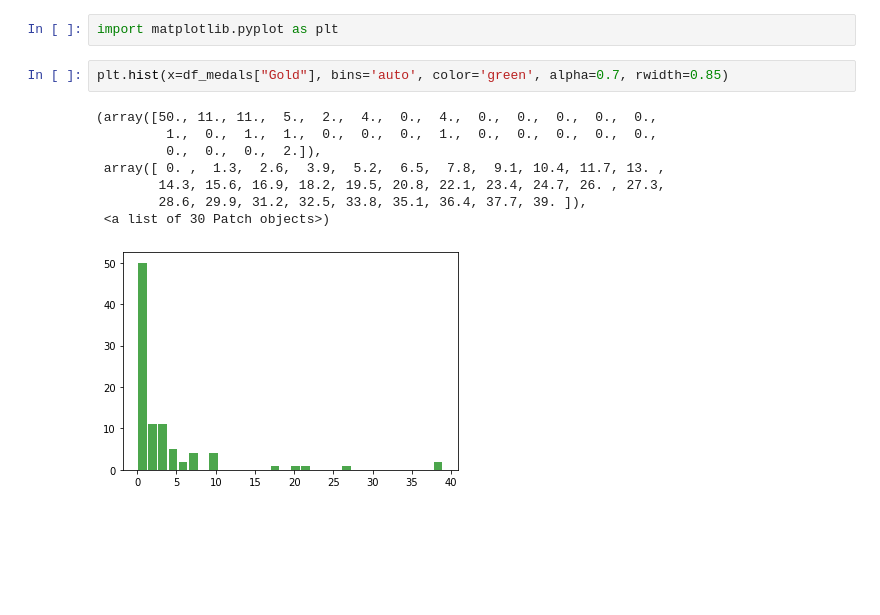
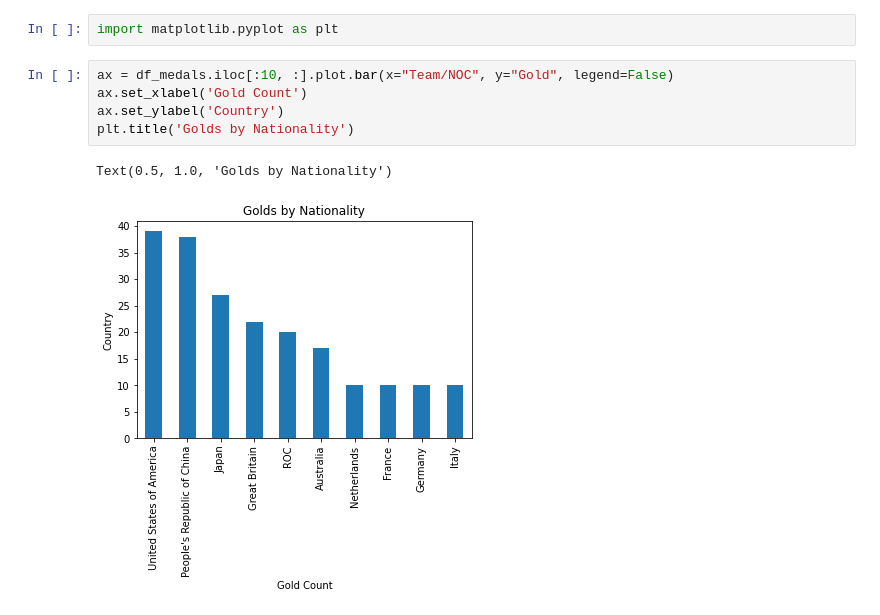
Before and after one commit to prisqia/EDA-Olympics-2021, a Jupyter notebook: EDA_Olympics_2021.ipynb, the cells around one changed output. Saved outputs shown, nothing was run; the diff lists cells and outputs as text; blank space fills up the shorter version.

```diff
--- a/EDA_Olympics_2021.ipynb
+++ b/EDA_Olympics_2021.ipynb
@@ -155,14 +135,11 @@ frequency_table.groupby("freq")["Rank"].count().reset_index() # Creates a freque
 | 9 | (35.1, 39.0] | 2 |
 # %%
 import matplotlib.pyplot as plt
-# %%
-plt.hist(x=df_medals["Gold"], bins='auto', color='green', alpha=0.7, rwidth=0.85)
-# %% [output]
-(array([50., 11., 11.,  5.,  2.,  4.,  0.,  4.,  0.,  0.,  0.,  0.,  0.,
-         1.,  0.,  1.,  1.,  0.,  0.,  0.,  1.,  0.,  0.,  0.,  0.,  0.,
-         0.,  0.,  0.,  2.]),
- array([ 0. ,  1.3,  2.6,  3.9,  5.2,  6.5,  7.8,  9.1, 10.4, 11.7, 13. ,
-        14.3, 15.6, 16.9, 18.2, 19.5, 20.8, 22.1, 23.4, 24.7, 26. , 27.3,
-        28.6, 29.9, 31.2, 32.5, 33.8, 35.1, 36.4, 37.7, 39. ]),
- <a list of 30 Patch objects>)
-[figure, removed]
+# %%
+ax = df_medals.iloc[:10, :].plot.bar(x="Team/NOC", y="Gold", legend=False)
+ax.set_xlabel('Gold Count')
+ax.set_ylabel('Country')
+plt.title('Golds by Nationality')
+# %% [output]
+Text(0.5, 1.0, 'Golds by Nationality')
+[figure, added]
```
Also changed, not shown: parts of 22 cells of this notebook.
